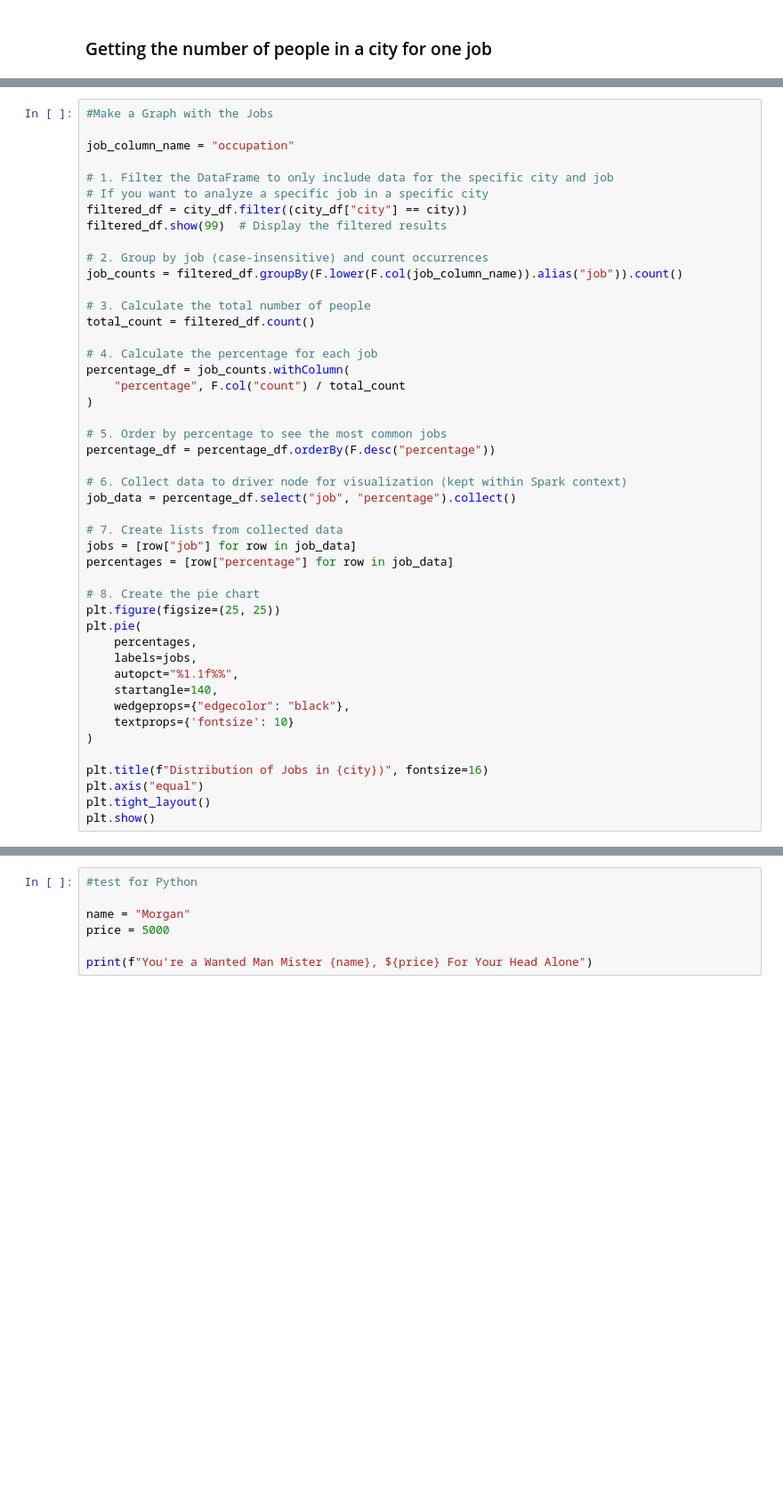
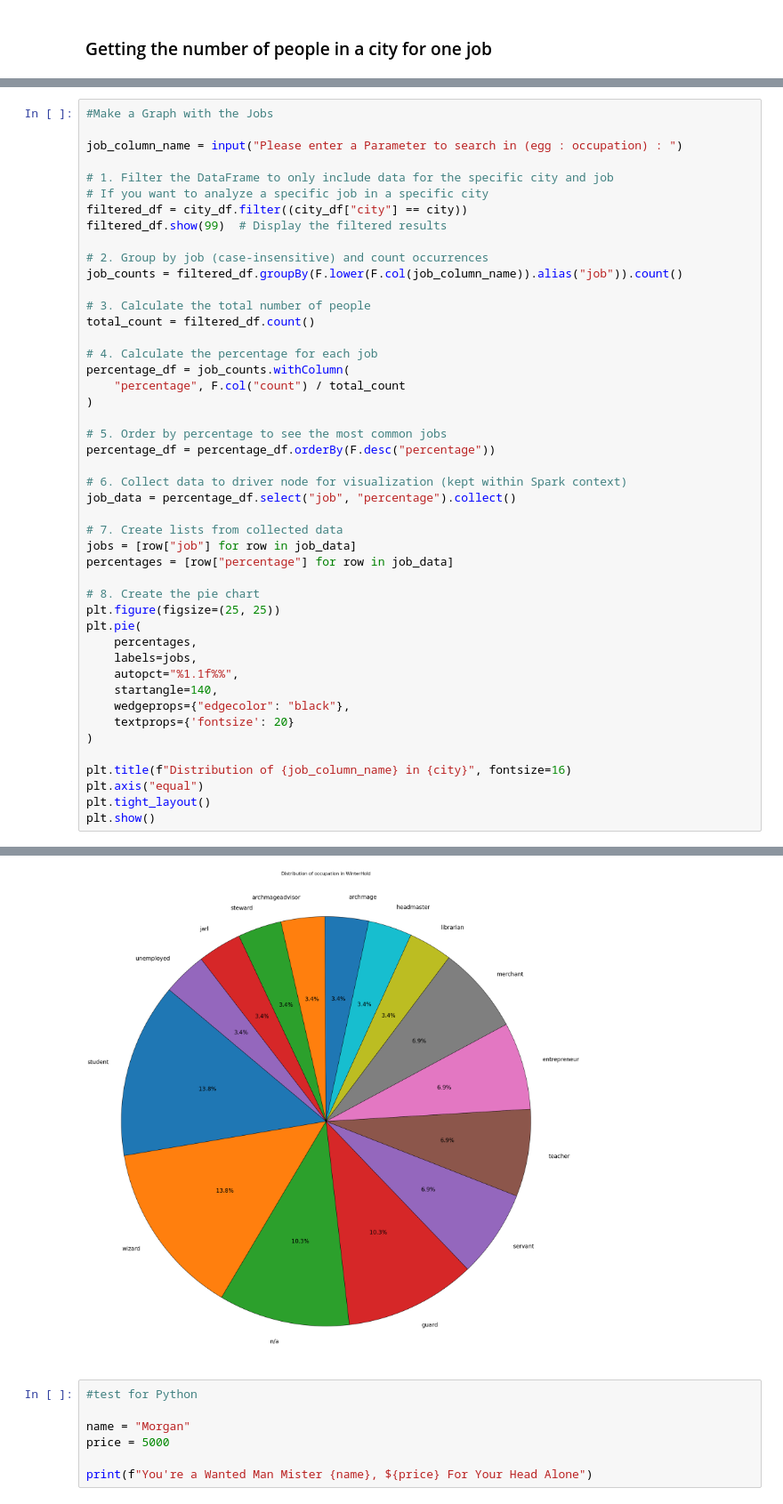
Before and after one commit to AtomicRetsuko/SkyrimStats, a Jupyter notebook: SkyrimDataStats.ipynb, the cells around one changed output, grey strips where cells are left out. Shown: that part at 89% size. Saved outputs shown, nothing was run; the diff lists cells and outputs as text; blank space fills up the shorter version.

```diff
--- a/SkyrimDataStats.ipynb
+++ b/SkyrimDataStats.ipynb
@@ -47,7 +79,7 @@ city_df.filter((city_df["occupation"] == job) & (city_df["city"] == city)).show(
 # %%
 #Make a Graph with the Jobs
 
-job_column_name = "occupation"
+job_column_name = input("Please enter a Parameter to search in (egg : occupation) : ")
 
 # 1. Filter the DataFrame to only include data for the specific city and job
 # If you want to analyze a specific job in a specific city
@@ -83,10 +115,11 @@ plt.pie(
     autopct="%1.1f%%",
     startangle=140,
     wedgeprops={"edgecolor": "black"},
-    textprops={'fontsize': 10}
+    textprops={'fontsize': 20}
 )
 
-plt.title(f"Distribution of Jobs in {city})", fontsize=16)
+plt.title(f"Distribution of {job_column_name} in {city}", fontsize=16)
 plt.axis("equal")
 plt.tight_layout()
 plt.show()
+# %% [output]
@@ -93,3 +143,4 @@ plt.show()
+[figure, added]
 # %%
 #test for Python
 
```
Also changed, not shown: parts of 5 cells of this notebook.
